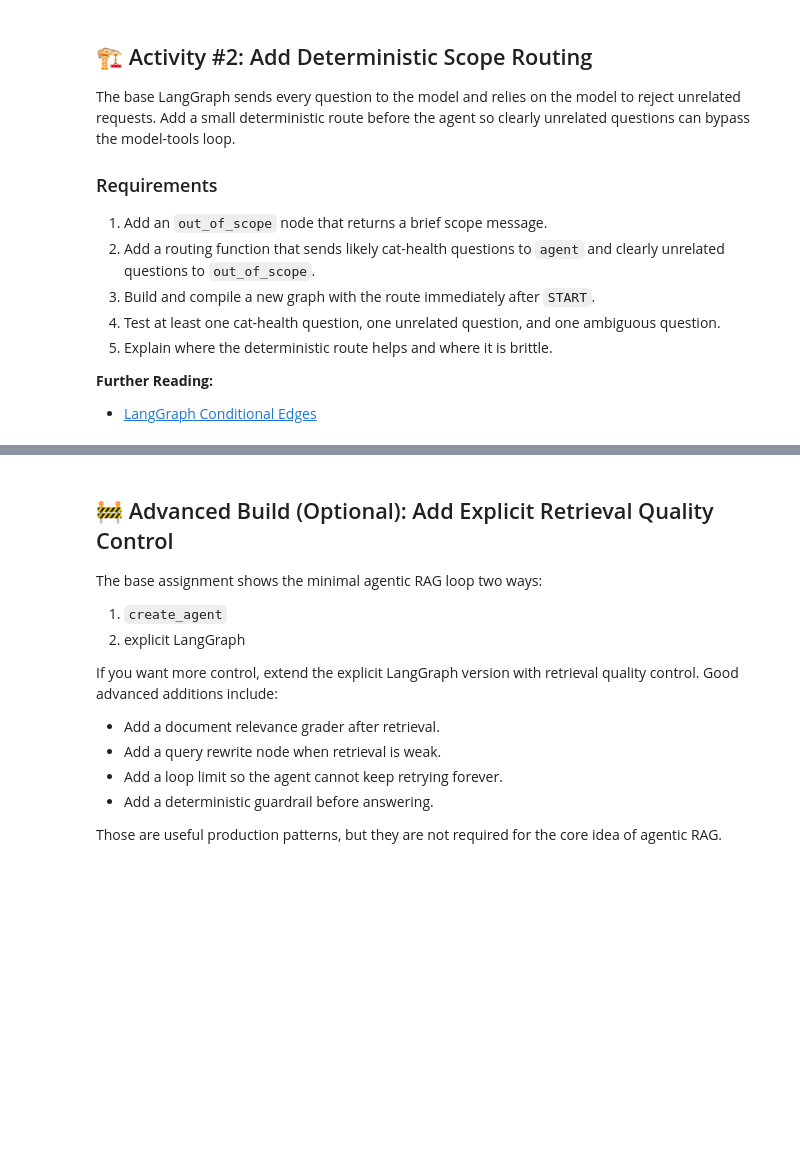
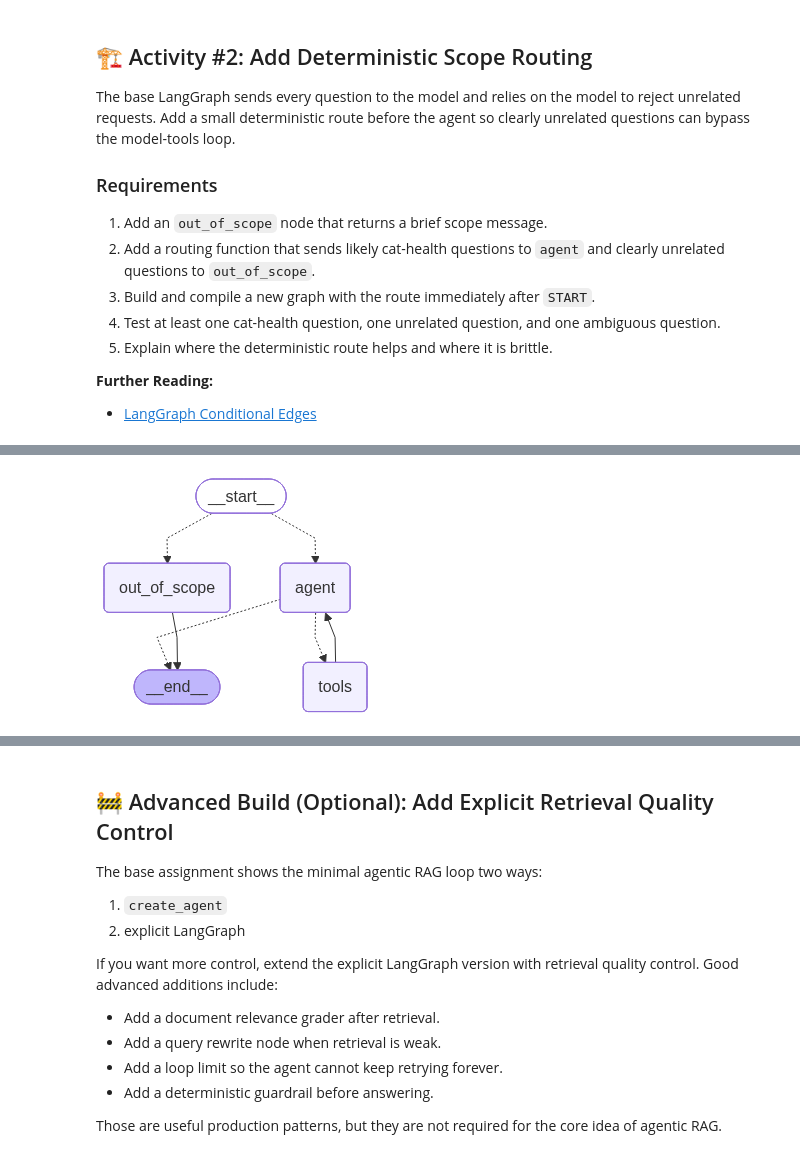
Before and after one commit to saurabhIU/AIEC1, a Jupyter notebook: 02_Agentic_RAG_LangGraph_LangChain/01_Cat_Health_Agentic_RAG_LangGraph_LangChain.ipynb, the cells around one changed output, grey strips where cells are left out. Cells and saved outputs as stored; diff of their text form; code cells hidden in the pictures; blank space fills up the shorter version.

```diff
--- a/02_Agentic_RAG_LangGraph_LangChain/01_Cat_Health_Agentic_RAG_LangGraph_LangChain.ipynb
+++ b/02_Agentic_RAG_LangGraph_LangChain/01_Cat_Health_Agentic_RAG_LangGraph_LangChain.ipynb
@@ -662,0 +834,9 @@ The base LangGraph sends every question to the model and relies on the model to
+# %%
+try:
+    display(Image(deterministic_langgraph_agent.get_graph().draw_mermaid_png()))
+except Exception as exc:
+    print("Could not render Mermaid PNG. Mermaid source follows:\n")
+    print(deterministic_langgraph_agent.get_graph().draw_mermaid())
+    print(f"\nRender error: {exc}")
+# %% [output]
+[figure, added]
```
Also changed, not shown: parts of 16 cells of this notebook.
